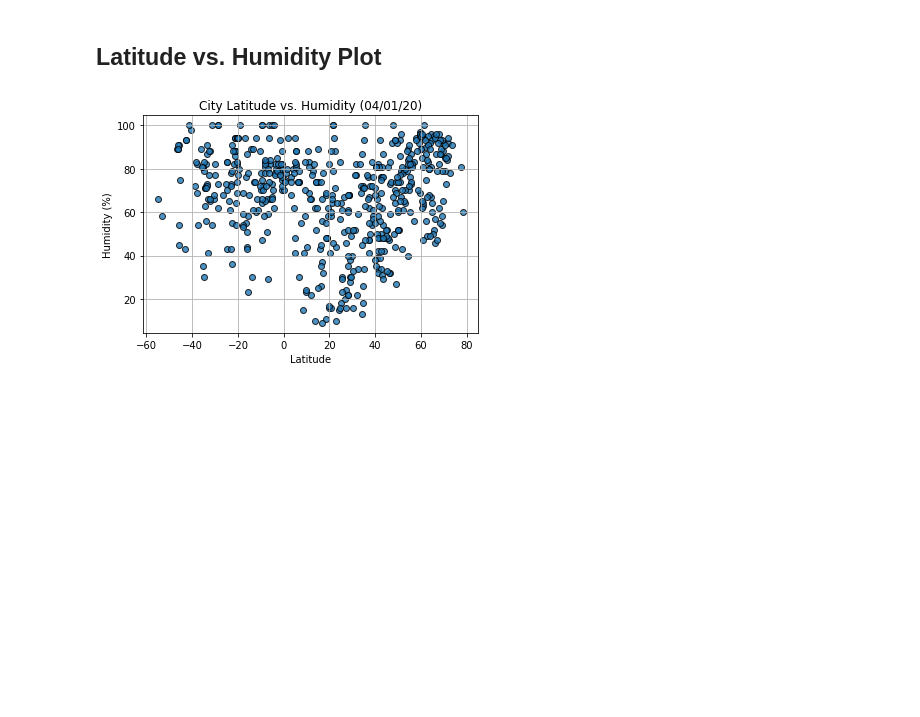
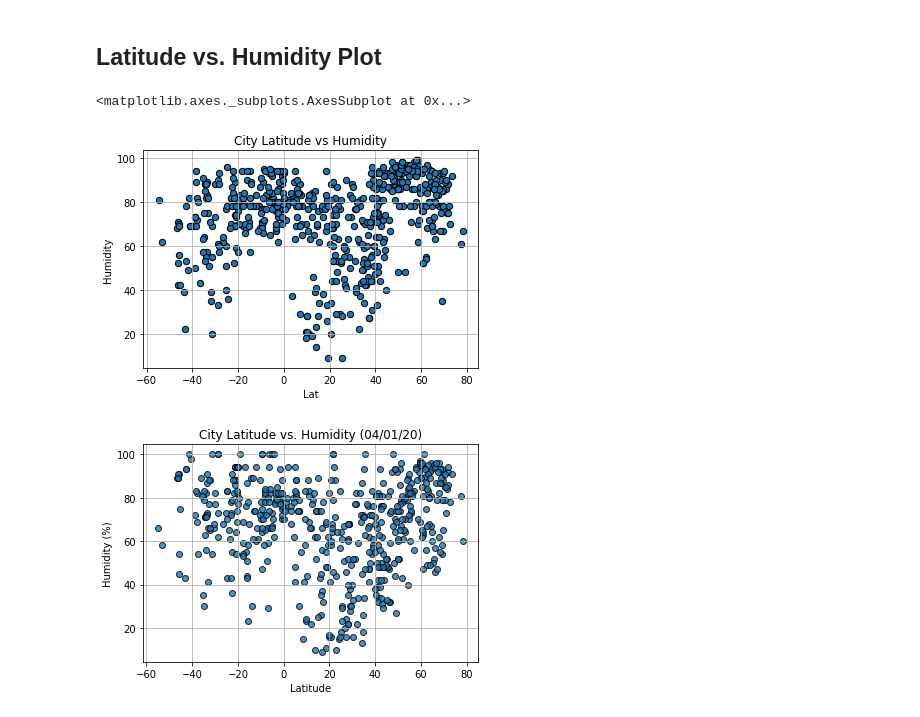
Before and after one commit to Crazyspaceman-hd/Weather_API_project, a Jupyter notebook: WeatherPy/WeatherPy.ipynb, the cells around one changed output. Saved outputs shown, nothing was run; the diff lists cells and outputs as text; code cells hidden in the pictures; blank space fills up the shorter version.

```diff
--- a/WeatherPy/WeatherPy.ipynb
+++ b/WeatherPy/WeatherPy.ipynb
@@ -155,6 +230,12 @@ Int64Index([], dtype='int64')
 [figure]
 # %% [markdown]
 ## Latitude vs. Humidity Plot
+# %%
+dry_weather.plot.scatter('Lat','Humidity',edgecolors="black",
+                         grid=True, title='City Latitude vs Humidity', s=40)
+# %% [output]
+<matplotlib.axes._subplots.AxesSubplot at 0x...>
+[figure, added]
 # %%
 # %% [output]
 [figure]
```
Also changed, not shown: parts of 37 cells of this notebook, 1 other file.
